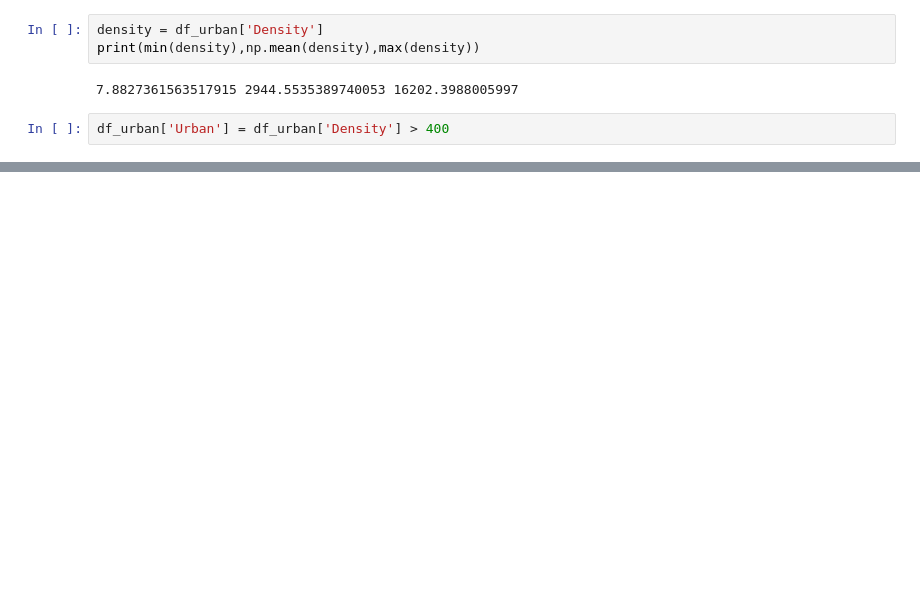
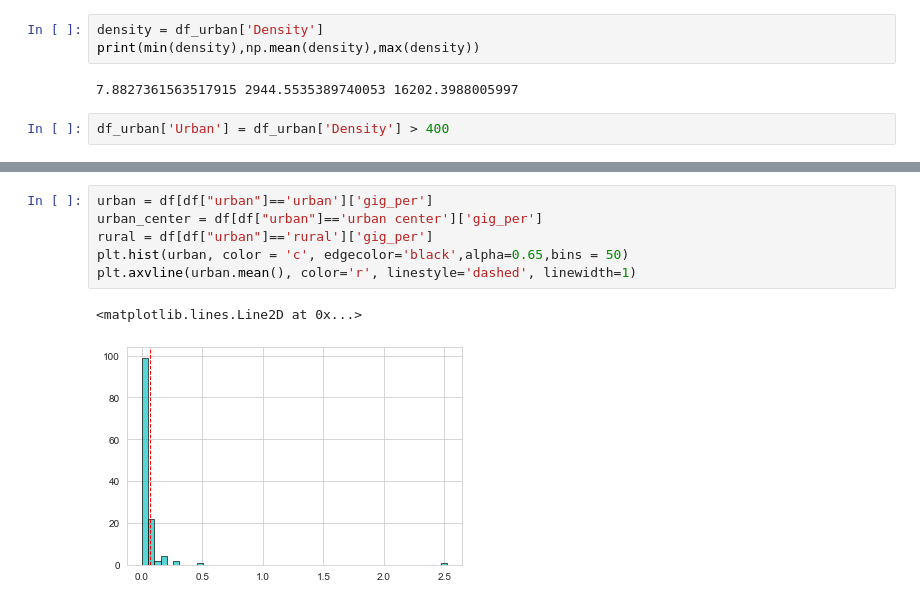
Before and after one commit to sy-guan/master-project-online-staffing, a Jupyter notebook: coople/analysis/coople_urban.ipynb, the cells around one changed output, grey strips where cells are left out. Cells and saved outputs as stored; diff of their text form; blank space fills up the shorter version.

```diff
--- a/coople/analysis/coople_urban.ipynb
+++ b/coople/analysis/coople_urban.ipynb
@@ -35,0 +100,9 @@ data=df_urban, palette="Set3")
+# %%
+urban = df[df["urban"]=='urban']['gig_per']
+urban_center = df[df["urban"]=='urban center']['gig_per']
+rural = df[df["urban"]=='rural']['gig_per']
+plt.hist(urban, color = 'c', edgecolor='black',alpha=0.65,bins = 50)
+plt.axvline(urban.mean(), color='r', linestyle='dashed', linewidth=1)
+# %% [output]
+<matplotlib.lines.Line2D at 0x...>
+[figure, added]
```
Also changed, not shown: parts of 11 cells of this notebook, 5 other files.
